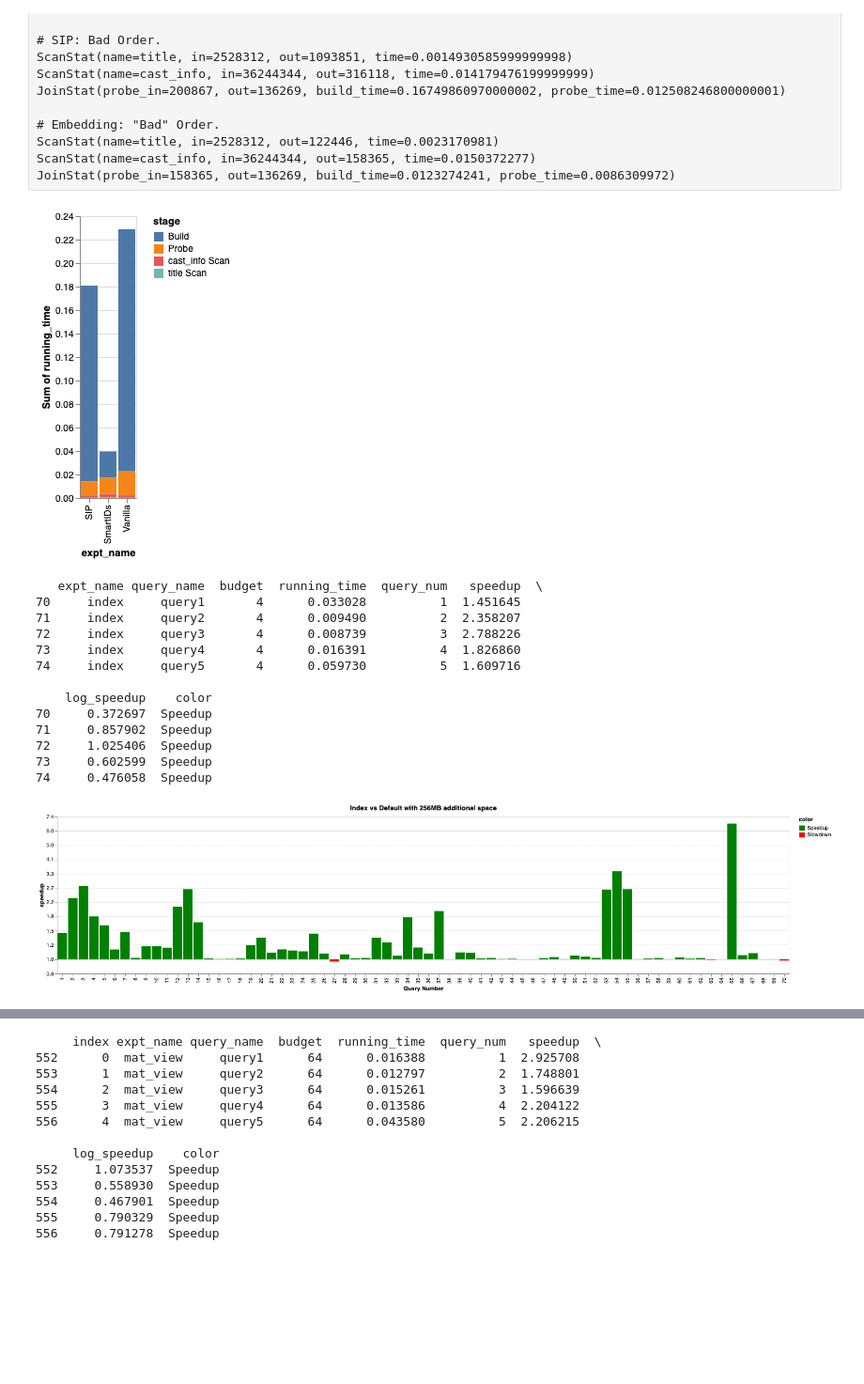
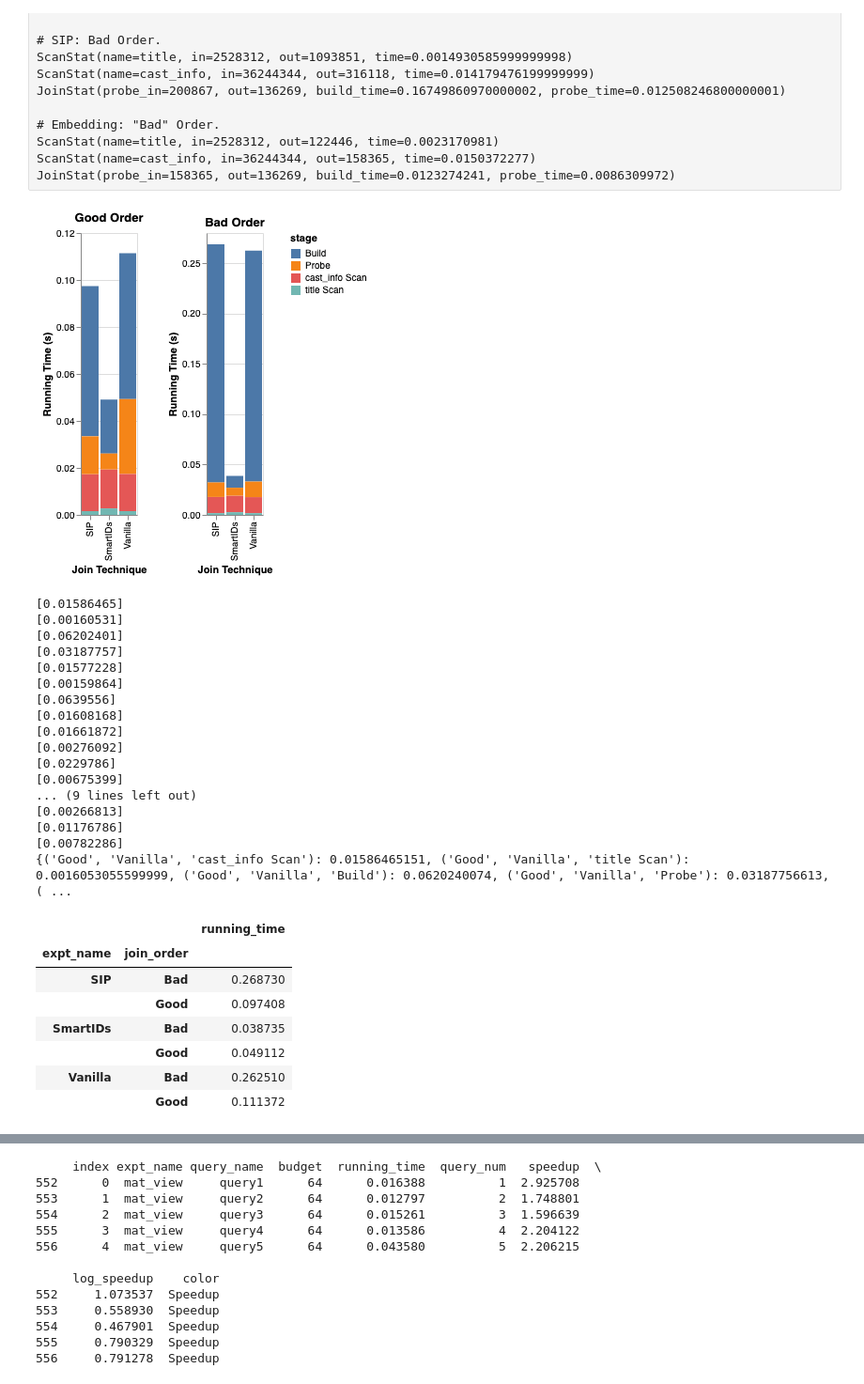
Before and after one commit to amlatyrngom/analytics_prototype, a Jupyter notebook: Untitled.ipynb, the cells around one changed output, grey strips where cells are left out. Shown at 94% size. Cells and saved outputs as stored; diff of their text form; code cells hidden in the pictures; blank space fills up the shorter version.

```diff
--- a/Untitled.ipynb
+++ b/Untitled.ipynb
@@ -252,18 +305,23 @@ JoinStat(probe_in=158365, out=136269, build_time=0.0123274241, probe_time=0.0086
 # %%
 def read_motivation():
     filename = f"motivation_results/motivation_results.csv"
     df = pd.read_csv(filename, names=["expt_name", "join_order", "stage", "running_time"], index_col=False)
     return df
 
 
 def plot_motivation_times(df, join_order):
     return alt.Chart(df[df.join_order == join_order]).mark_bar().encode(
-        x = "expt_name:N",
-        y = "sum(running_time)",
+        x = alt.X("expt_name:N", axis=alt.Axis(title="Join Technique")),
+        y = alt.X("sum(running_time)", axis=alt.Axis(title="Running Time (s)")),
         color="stage",
+    ).properties(
+        title={
+            "text": f"{join_order} Order"
+        }
     )
 
 motivation_df = read_motivation()
-plot_motivation_times(motivation_df, "Bad")
+chart = plot_motivation_times(motivation_df, "Good") | plot_motivation_times(motivation_df, "Bad")
+chart
 # %% [output]
-[figure, old version]
+[figure, new version]
@@ -270,19 +330,42 @@ plot_motivation_times(motivation_df, "Bad")
 # %%
-chart = plot_speedup("Index vs Default", index, 4)
-chart
+def get_motivation_rts(df):
+    res = {}
+    for order in ["Good", "Bad"]:
+        for expt_name in ["Vanilla", "SIP", "SmartIDs"]:
+            for stage in ["cast_info Scan", "title Scan", "Build", "Probe"]:
+                print(df[(df.expt_name == expt_name) & (df.stage==stage) & (df.join_order == order)].running_time.values)
+                res[(order, expt_name, stage)] = df[(df.expt_name == expt_name) & (df.stage==stage) & (df.join_order == order)].running_time.values[0]
+    print(res)
+
+rts = get_motivation_rts(motivation_df)
+rts[('Good', 'SIP')]
 # %% [output]
-   expt_name query_name  budget  running_time  query_num   speedup  \
-70     index     query1       4      0.033028          1  1.451645
-71     index     query2       4      0.009490          2  2.358207
-72     index     query3       4      0.008739          3  2.788226
-73     index     query4       4      0.016391          4  1.826860
-74     index     query5       4      0.059730          5  1.609716
-
-    log_speedup    color
-70     0.372697  Speedup
-71     0.857902  Speedup
-72     1.025406  Speedup
-73     0.602599  Speedup
-74     0.476058  Speedup
+[0.01586465]
+[0.00160531]
+[0.06202401]
+[0.03187757]
+[0.01577228]
+[0.00159864]
+[0.0639556]
+[0.01608168]
+[0.01661872]
+[0.00276092]
+[0.0229786]
+[0.00675399]
+... (9 lines left out)
+[0.00266813]
+[0.01176786]
+[0.00782286]
+{('Good', 'Vanilla', 'cast_info Scan'): 0.01586465151, ('Good', 'Vanilla', 'title Scan'): 0.0016053055599999, ('Good', 'Vanilla', 'Build'): 0.0620240074, ('Good', 'Vanilla', 'Probe'): 0.03187756613, ( ...
-[figure, removed]
+# %%
+motivation_df.groupby(by=['expt_name', 'join_order']).sum('running_time')
+# %% [output]
+|  |  | running_time |
+| expt_name | join_order |  |
+| SIP | Bad | 0.268730 |
+|  | Good | 0.097408 |
+| SmartIDs | Bad | 0.038735 |
+|  | Good | 0.049112 |
+| Vanilla | Bad | 0.262510 |
+|  | Good | 0.111372 |
 # %%
```
Also changed, not shown: parts of 12 cells of this notebook, 8 other files.
